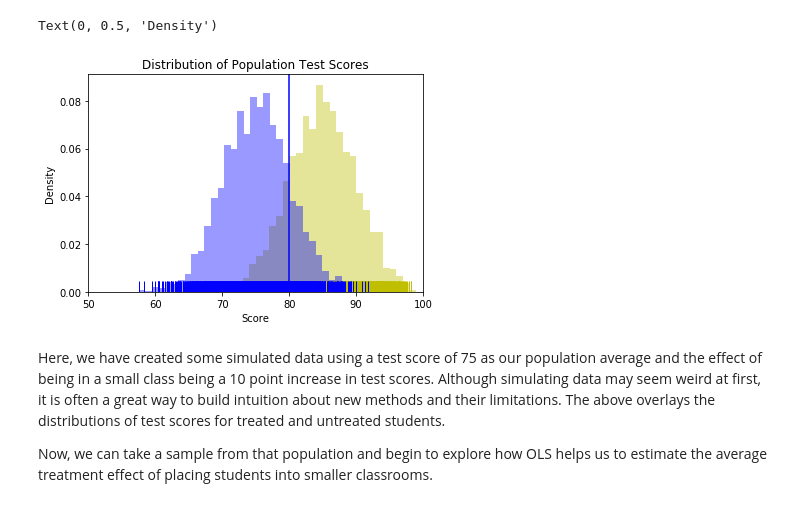
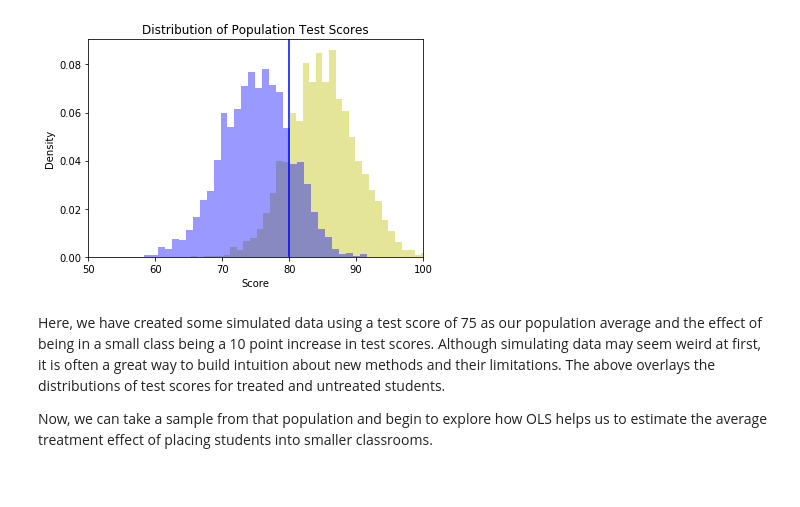
Before and after one commit to zduey/metrics, a Jupyter notebook: 01_linear_regression.ipynb, the cells around one changed output. Cells and saved outputs as stored; diff of their text form; code cells hidden in the pictures.

```diff
--- a/01_linear_regression.ipynb
+++ b/01_linear_regression.ipynb
@@ -64,30 +66,31 @@ from scipy.stats import ttest_1samp, ttest_ind
 # %%
 # Generate our population of student test scores
 population_size = 5000
 treatment = np.random.choice([0, 1], population_size)
 
 # Mother Nature
 treatment_effect = 10
 population_scores = 75 + treatment_effect*treatment + np.random.normal(loc=0.0, scale=5.0, size=population_size)
 
 # Plot the distribution
 treatment_df = pd.DataFrame()
 treatment_df["treated"] = treatment
 treatment_df["score"] = population_scores
 
 fig, ax = plt.subplots()
 sns.distplot(treatment_df.loc[treatment_df['treated'] == 1, "score"],
-             kde=False, rug=True, norm_hist=True, ax=ax, color="y")
+             kde=False, norm_hist=True, ax=ax, color="y")
 sns.distplot(treatment_df.loc[treatment_df['treated'] == 0, "score"],
-             kde=False, rug=True, norm_hist=True, ax=ax, color="b")
+             kde=False, norm_hist=True, ax=ax, color="b")
 ax.axvline(np.mean(population_scores), 0, 1, color="b")
 ax.set_xlim(50, 100)
 ax.set_title("Distribution of Population Test Scores")
 ax.set_xlabel("Score")
 ax.set_ylabel("Density")
+
+plt.savefig("./images/treatment_distributions.png", dpi=300)
 # %% [output]
-Text(0, 0.5, 'Density')
-[figure, old version]
+[figure, new version]
 # %% [markdown]
 Here, we have created some simulated data using a test score of 75 as our population average and the effect of being in a small class being a 10 point increase in test scores. Although simulating data may seem weird at first, it  is often a great way to build intuition about new methods and their limitations. The above overlays the distributions of test scores for treated and untreated students.
 
```
Also changed, not shown: parts of 18 cells of this notebook, 24 other files.
